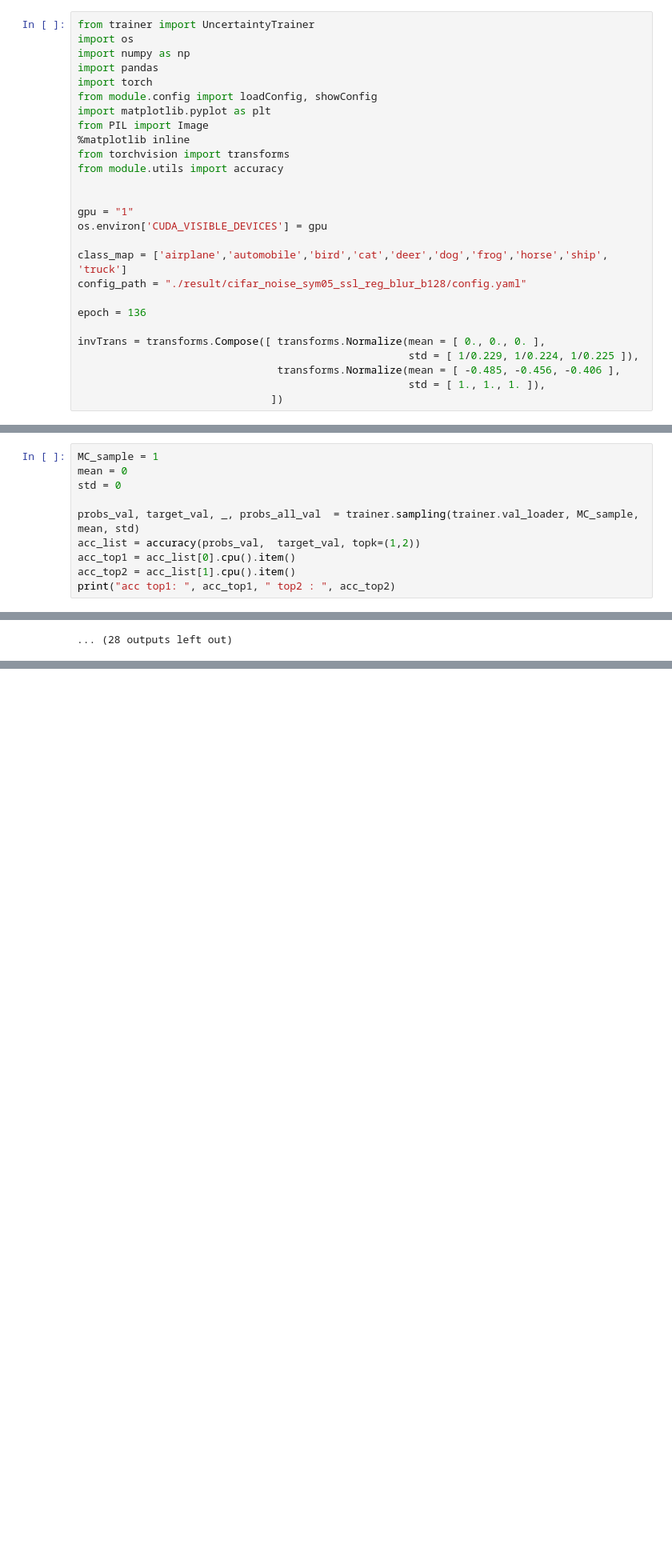
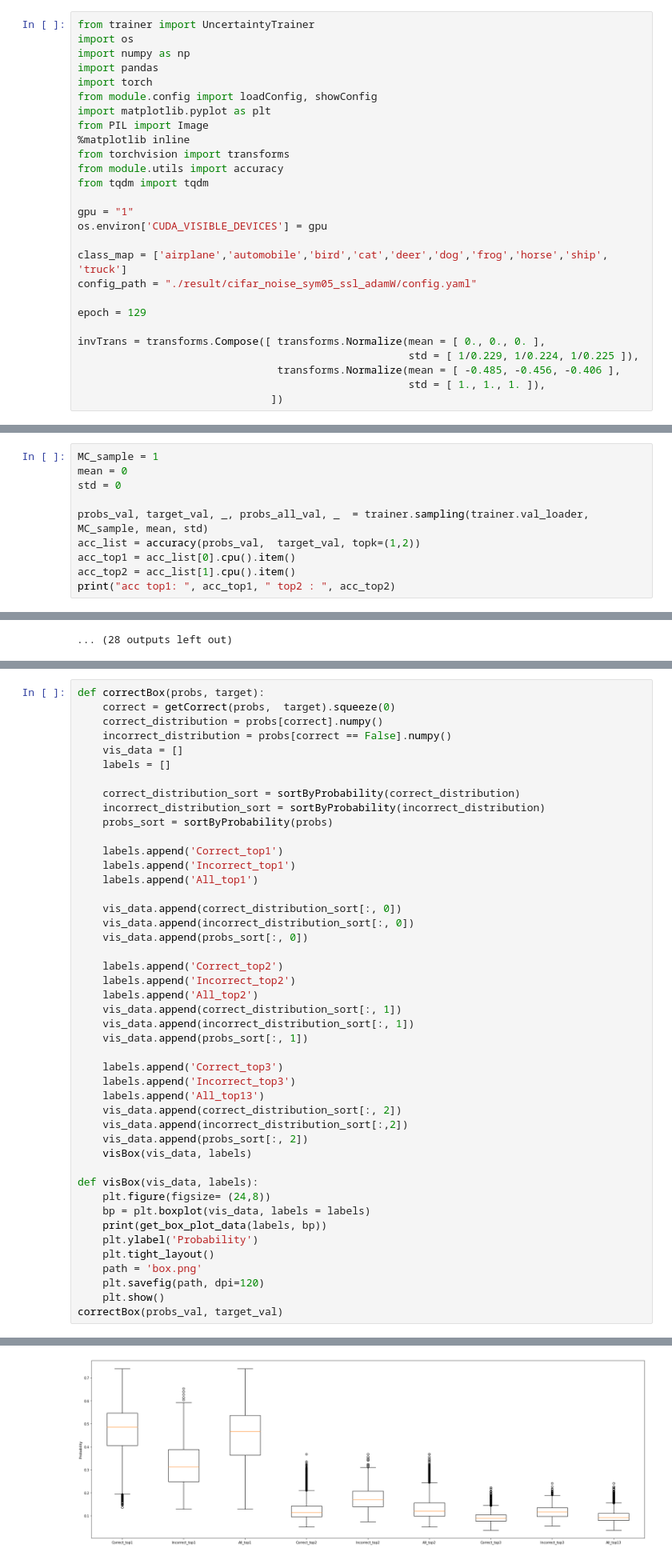
Before and after one commit to a07458666/UncertaintyFlow, a Jupyter notebook: noise_distribution.ipynb, the cells around one changed output, grey strips where cells are left out. Shown at 80% size. Saved outputs shown, nothing was run; the diff lists cells and outputs as text; blank space fills up the shorter version.

```diff
--- a/noise_distribution.ipynb
+++ b/noise_distribution.ipynb
@@ -10,15 +10,15 @@ from PIL import Image
 %matplotlib inline
 from torchvision import transforms
 from module.utils import accuracy
-
+from tqdm import tqdm
 
 gpu = "1"
 os.environ['CUDA_VISIBLE_DEVICES'] = gpu
 
 class_map = ['airplane','automobile','bird','cat','deer','dog','frog','horse','ship', 'truck']
-config_path = "./result/cifar_noise_sym05_ssl_reg_blur_b128/config.yaml"
+config_path = "./result/cifar_noise_sym05_ssl_adamW/config.yaml"
 
-epoch = 136
+epoch = 129
 
 invTrans = transforms.Compose([ transforms.Normalize(mean = [ 0., 0., 0. ],
                                                      std = [ 1/0.229, 1/0.224, 1/0.225 ]),
@@ -77,7 +77,7 @@ MC_sample = 1
 mean = 0
 std = 0
 
-probs_val, target_val, _, probs_all_val  = trainer.sampling(trainer.val_loader, MC_sample, mean, std)
+probs_val, target_val, _, probs_all_val, _  = trainer.sampling(trainer.val_loader, MC_sample, mean, std)
 acc_list = accuracy(probs_val,  target_val, topk=(1,2))
 acc_top1 = acc_list[0].cpu().item()
 acc_top2 = acc_list[1].cpu().item()
@@ -132,0 +166,46 @@ label_y :  tensor(9)
+# %%
+def correctBox(probs, target):
+    correct = getCorrect(probs,  target).squeeze(0)
+    correct_distribution = probs[correct].numpy()
+    incorrect_distribution = probs[correct == False].numpy()
+    vis_data = []
+    labels = []
+
+    correct_distribution_sort = sortByProbability(correct_distribution)
+    incorrect_distribution_sort = sortByProbability(incorrect_distribution)
+    probs_sort = sortByProbability(probs)
+
+    labels.append('Correct_top1')
+    labels.append('Incorrect_top1')
+    labels.append('All_top1')
+
+    vis_data.append(correct_distribution_sort[:, 0])
+    vis_data.append(incorrect_distribution_sort[:, 0])
+    vis_data.append(probs_sort[:, 0])
+
+    labels.append('Correct_top2')
+    labels.append('Incorrect_top2')
+    labels.append('All_top2')
+    vis_data.append(correct_distribution_sort[:, 1])
+    vis_data.append(incorrect_distribution_sort[:, 1])
+    vis_data.append(probs_sort[:, 1])
+
+    labels.append('Correct_top3')
+    labels.append('Incorrect_top3')
+    labels.append('All_top13')
+    vis_data.append(correct_distribution_sort[:, 2])
+    vis_data.append(incorrect_distribution_sort[:,2])
+    vis_data.append(probs_sort[:, 2])
+    visBox(vis_data, labels)
+
+def visBox(vis_data, labels):
+    plt.figure(figsize= (24,8))
+    bp = plt.boxplot(vis_data, labels = labels)
+    print(get_box_plot_data(labels, bp))
+    plt.ylabel('Probability')
+    plt.tight_layout()
+    path = 'box.png'
+    plt.savefig(path, dpi=120)
+    plt.show()
+correctBox(probs_val, target_val)
+# %% [output]
@@ -132,0 +222 @@ label_y :  tensor(9)
+[figure, added]
```
Also changed, not shown: parts of 13 cells of this notebook, 1 other file.
